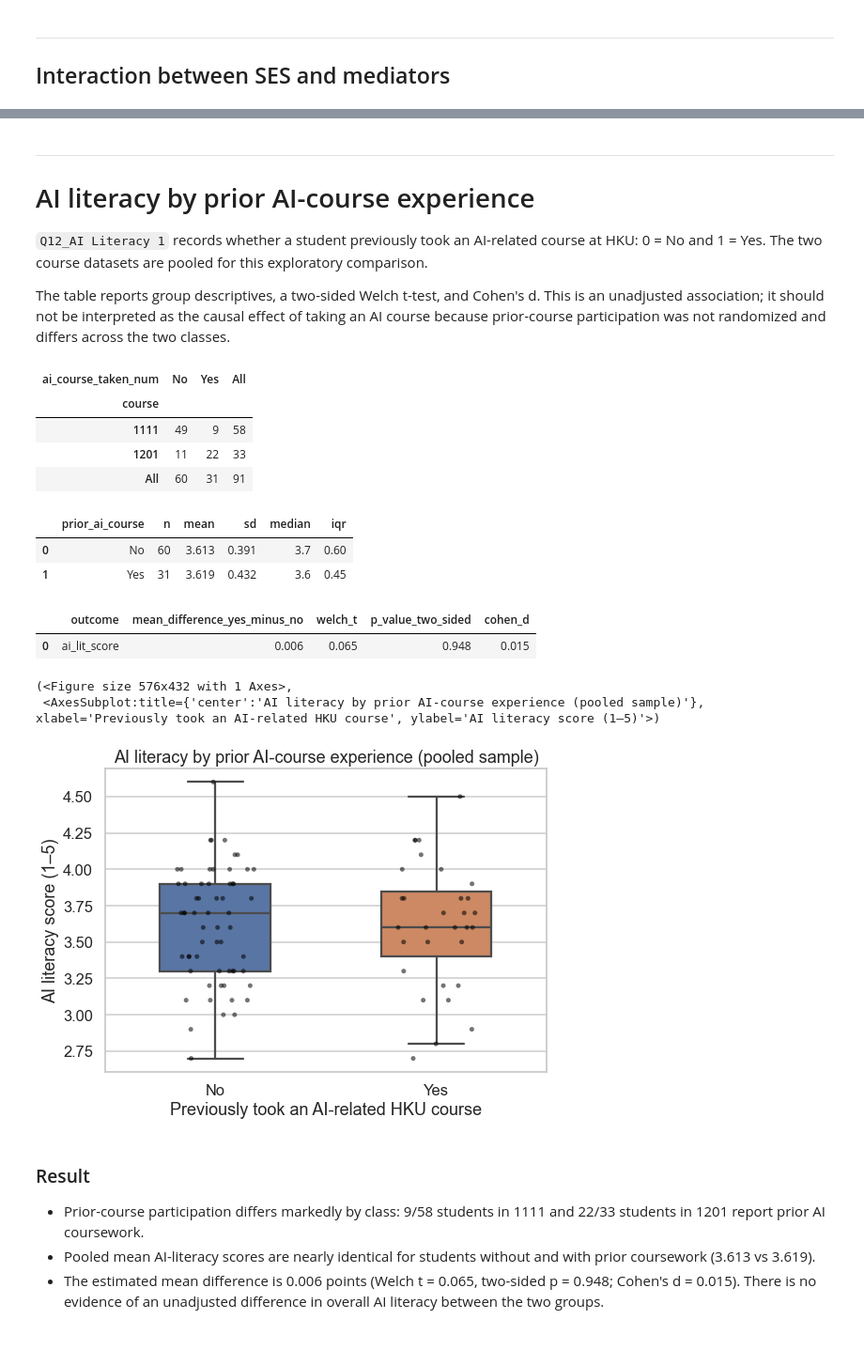
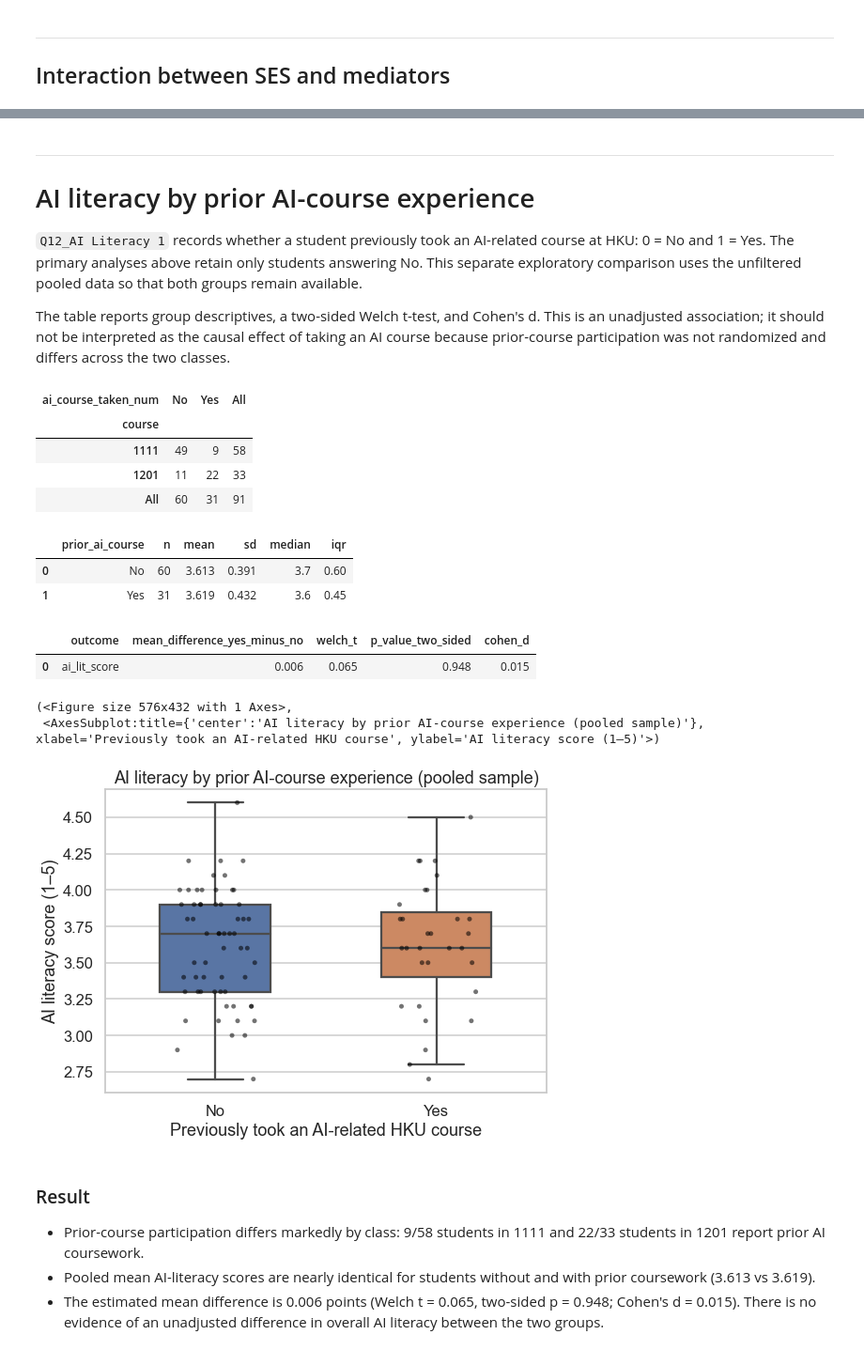
Before and after one commit to garcia-ho/1st_analysis, a Jupyter notebook: phas1_SLR.ipynb, the cells around one changed output, grey strips where cells are left out. Shown at 94% size. Cells and saved outputs as stored; diff of their text form; code cells hidden in the pictures.

```diff
--- a/phas1_SLR.ipynb
+++ b/phas1_SLR.ipynb
@@ -496,35 +509,35 @@ plot_significant_mediator_interactions(
 ---
 # AI literacy by prior AI-course experience
 
-`Q12_AI Literacy 1` records whether a student previously took an AI-related course at HKU: 0 = No and 1 = Yes. The two course datasets are pooled for this exploratory comparison.
+`Q12_AI Literacy 1` records whether a student previously took an AI-related course at HKU: 0 = No and 1 = Yes. The primary analyses above retain only students answering No. This separate exploratory comparison uses the unfiltered pooled data so that both groups remain available.
 
 The table reports group descriptives, a two-sided Welch t-test, and Cohen's d. This is an unadjusted association; it should not be interpreted as the causal effect of taking an AI course because prior-course participation was not randomized and differs across the two classes.
 # %%
 course_counts = pd.crosstab(
-    df["course"],
-    df["ai_course_taken_num"].map({0: "No", 1: "Yes"}),
+    df_all["course"],
+    df_all["ai_course_taken_num"].map({0: "No", 1: "Yes"}),
     margins=True
 )
-course_descriptive, course_comparison = compare_ai_literacy_by_prior_course(df)
+course_descriptive, course_comparison = compare_ai_literacy_by_prior_course(df_all)
 
 display(course_counts)
 display(course_descriptive.round(3))
 display(course_comparison.round(3))
-plot_ai_literacy_by_prior_course(df)
+plot_ai_literacy_by_prior_course(df_all)
 # %% [output]
 | ai_course_taken_num | No | Yes | All |
 | course |  |  |  |
 | 1111 | 49 | 9 | 58 |
 | 1201 | 11 | 22 | 33 |
 | All | 60 | 31 | 91 |
 |  | prior_ai_course | n | mean | sd | median | iqr |
 | 0 | No | 60 | 3.613 | 0.391 | 3.7 | 0.60 |
 | 1 | Yes | 31 | 3.619 | 0.432 | 3.6 | 0.45 |
 |  | outcome | mean_difference_yes_minus_no | welch_t | p_value_two_sided | cohen_d |
 | 0 | ai_lit_score | 0.006 | 0.065 | 0.948 | 0.015 |
 (<Figure size 576x432 with 1 Axes>,
  <AxesSubplot:title={'center':'AI literacy by prior AI-course experience (pooled sample)'}, xlabel='Previously took an AI-related HKU course', ylabel='AI literacy score (1–5)'>)
-[figure, old version]
+[figure, new version]
 # %% [markdown]
 ### Result
 
```
Also changed, not shown: parts of 28 cells of this notebook, 9 other files.
